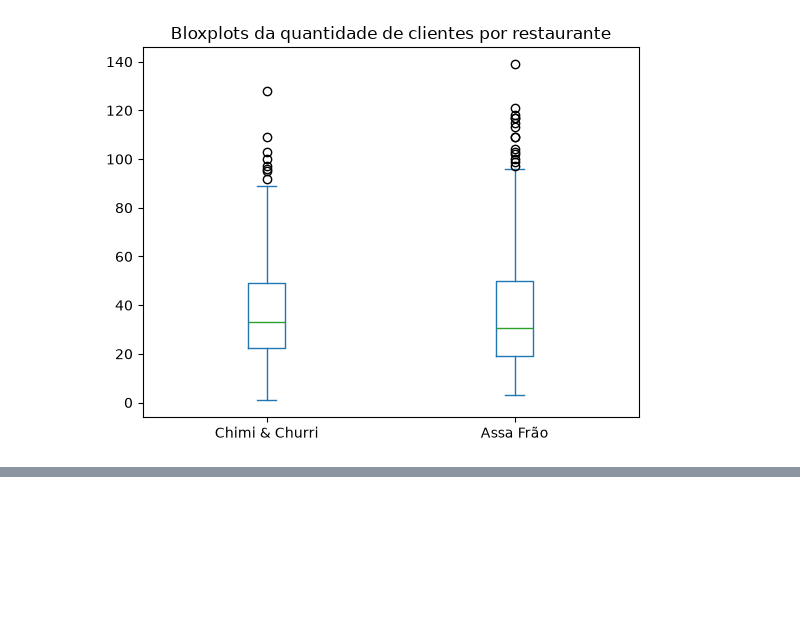
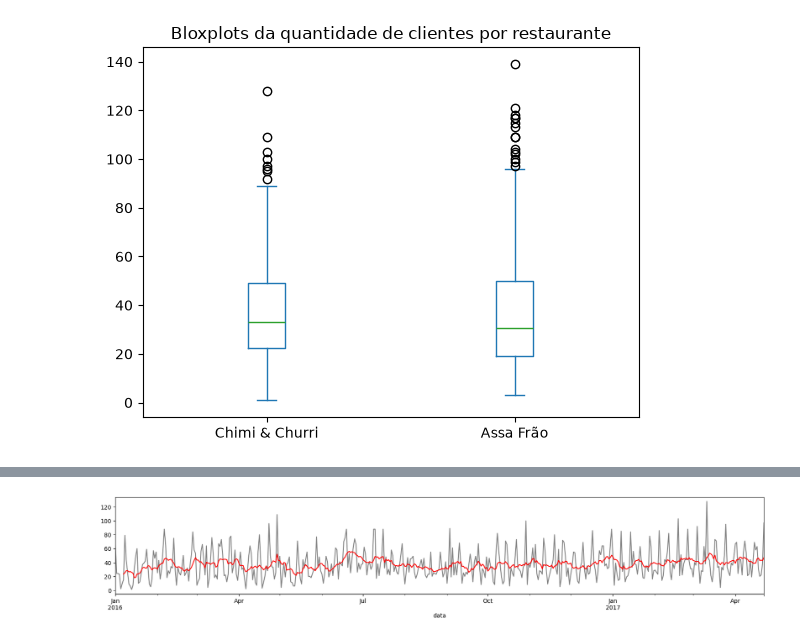
Before and after one commit to thais01fernandes/estat_analises, a Jupyter notebook: series_temporais/Projeto inicial - Análise de séries temporais.ipynb, the cells around one changed output, grey strips where cells are left out. Cells and saved outputs as stored; diff of their text form; code cells hidden in the pictures; blank space fills up the shorter version.

```diff
--- a/series_temporais/Projeto inicial - Análise de séries temporais.ipynb
+++ b/series_temporais/Projeto inicial - Análise de séries temporais.ipynb
@@ -193,0 +310,3 @@ dados.plot(kind = 'box', title = 'Boxplots da quantidade de clientes por restaur
+# %%
+for restaurante in ['Chimi & Churri', 'Assa Frão']:
+    dados[f'{restaurante}_MM7'] = dados[[restaurante]].rolling(7).mean()
@@ -193,0 +357,5 @@ dados.plot(kind = 'box', title = 'Boxplots da quantidade de clientes por restaur
+# %%
+dados['Chimi & Churri'].plot(color = 'gray', figsize = (20,3))
+dados['Chimi & Churri_MM7'].plot(color = 'red', figsize = (20,3));
+# %% [output]
+[figure, added]
```
Also changed, not shown: parts of 18 cells of this notebook, 1 other file.
